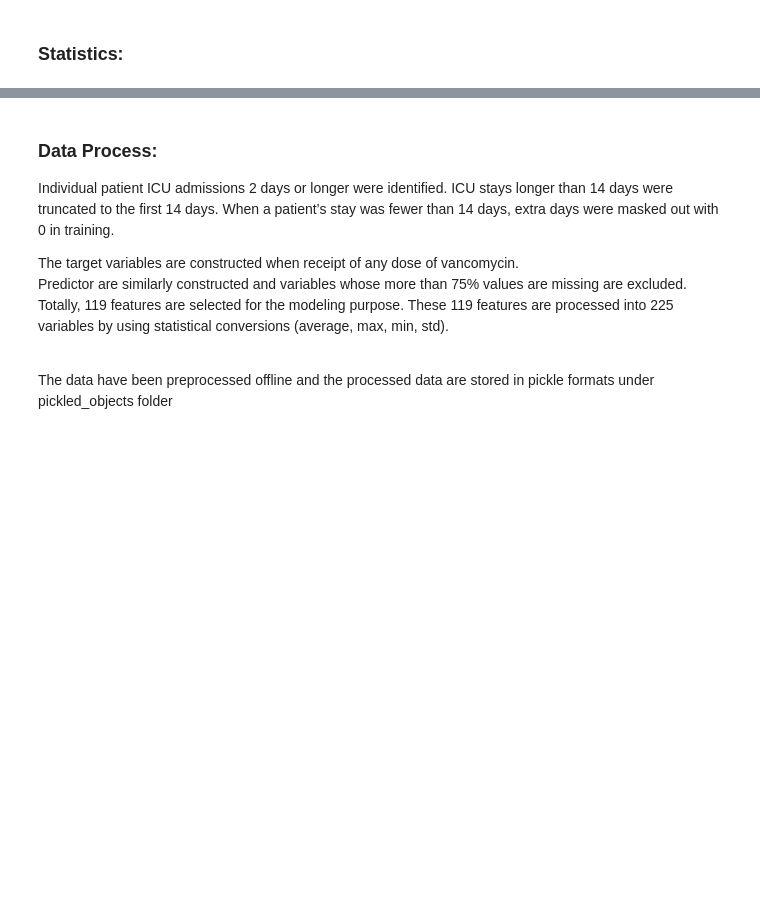
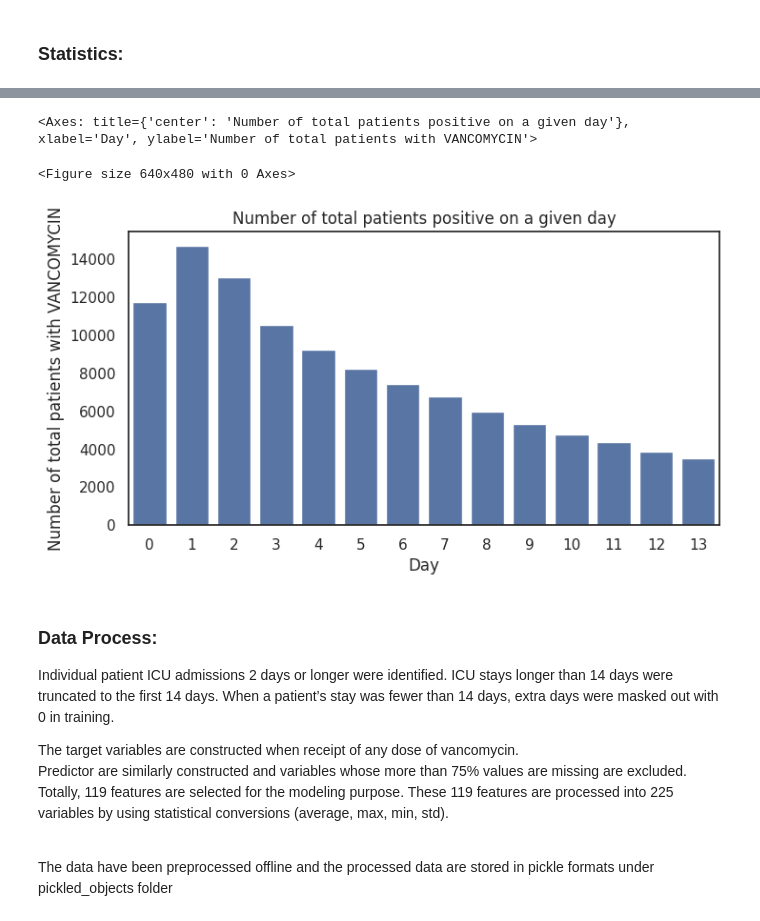
Before and after one commit to jgbyc/DL4H_Team_44, a Jupyter notebook: DL4H_Team_44.ipynb, the cells around one changed output, grey strips where cells are left out. Cells and saved outputs as stored; diff of their text form; code cells hidden in the pictures; blank space fills up the shorter version.

Commit message:
Add figures and update readme

```diff
--- a/DL4H_Team_44.ipynb
+++ b/DL4H_Team_44.ipynb
@@ -144,3 +169,22 @@ print(X_TRAIN_VANCOMYCIN.shape)
+# %%
+# number of people who are positive on a given day
+sns.set(style="white")
+sns.despine(left=True, bottom=True)
+
+plt.figure(figsize = (8,4))
+plt.title('Number of total patients positive on a given day')
+plt.ylabel('Number of total patients with {0}'.format(target))
+plt.xlabel('Day')
+y_vector_total = np.nansum(Y_TOTAL, axis=0).squeeze()
+color_rank = np.argsort(np.argsort(y_vector_total))
+sns.barplot(y=y_vector_total, x=np.arange(14))
+
+# plt.savefig('./figures/{0}_Total_Patients_Positive_Supplemental_Figure_1.eps'.format(target), format='eps',
+#              dpi=300, bbox_inches='tight')
+# %% [output]
+<Axes: title={'center': 'Number of total patients positive on a given day'}, xlabel='Day', ylabel='Number of total patients with VANCOMYCIN'>
+<Figure size 640x480 with 0 Axes>
+[figure, added]
 # %% [markdown]
 ### Data Process:
 Individual patient ICU admissions 2 days or longer were identified. ICU stays longer than 14 days were truncated to the first 14 days. When a patient’s stay was fewer than 14 days, extra days were masked out with 0 in training.
```
Also changed, not shown: parts of 43 cells of this notebook, 3 other files.
